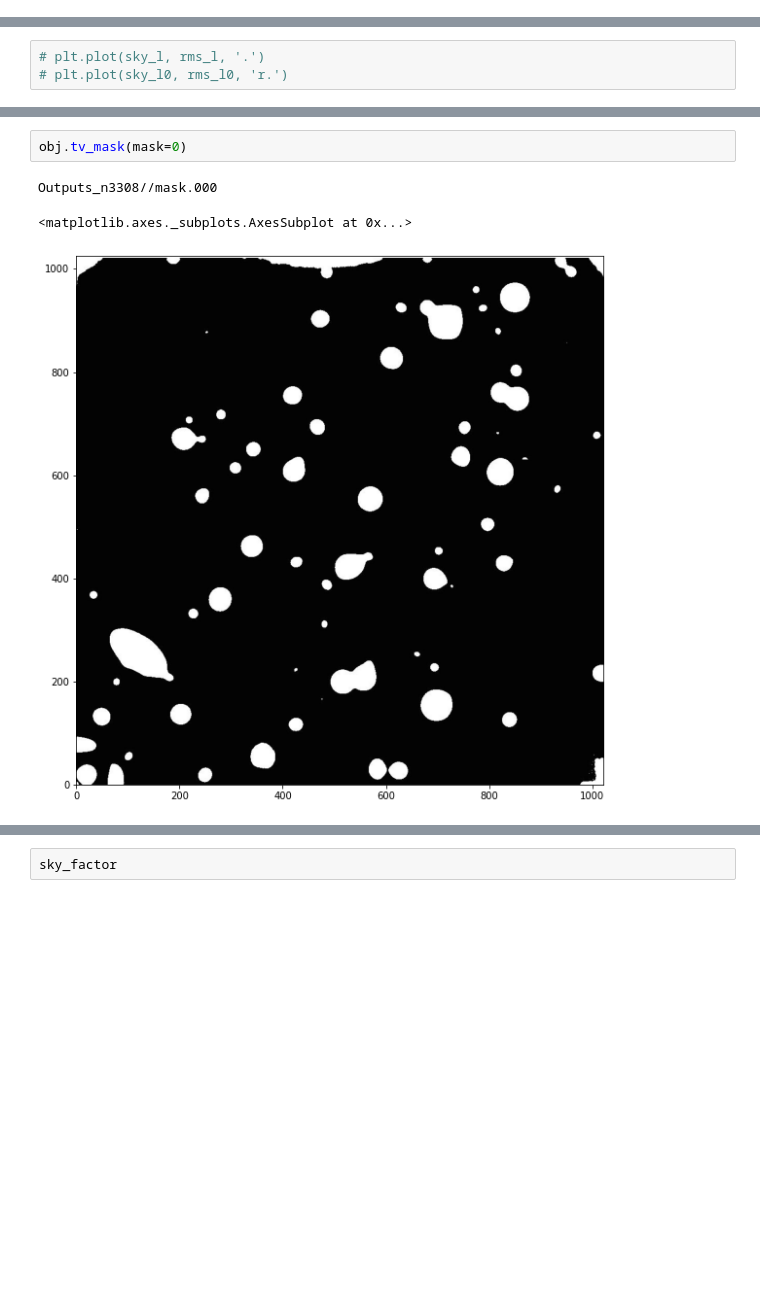
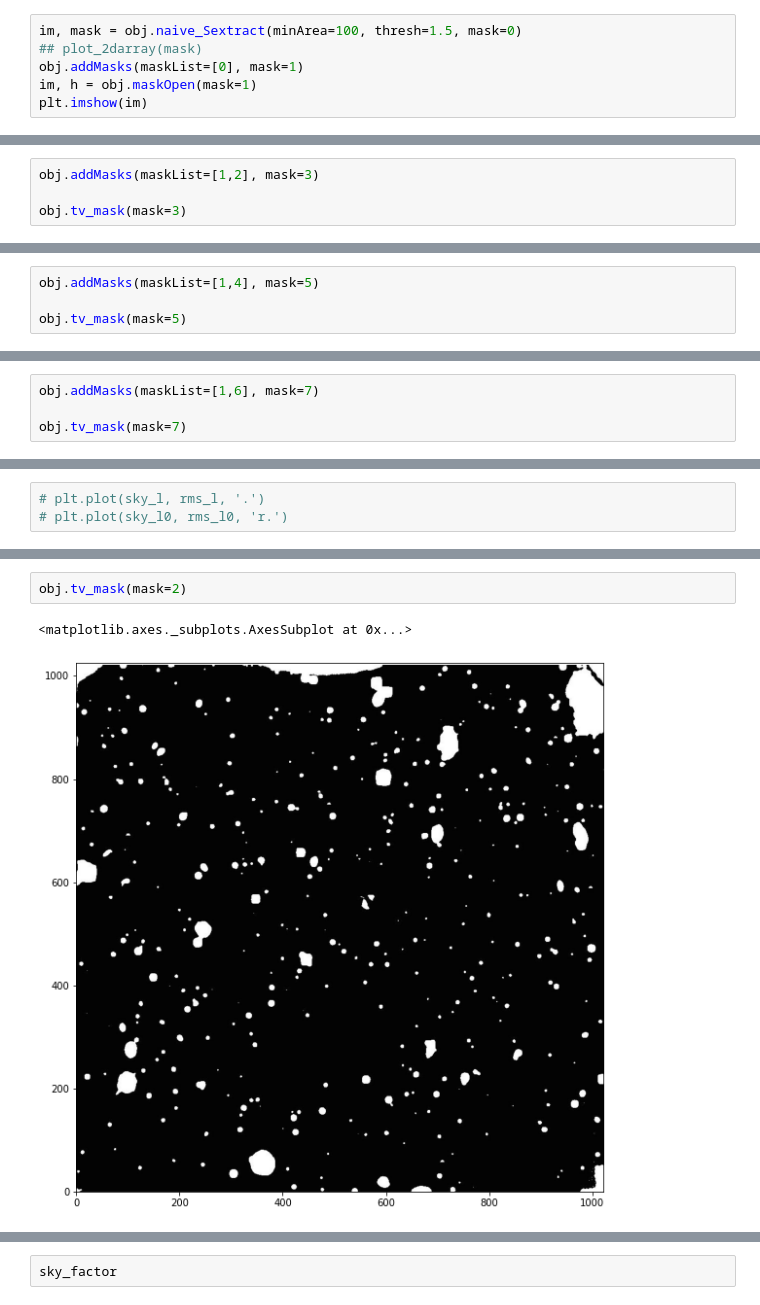
Before and after one commit to ekourkchi/old-SBF, a Jupyter notebook: Develop_singleObject.ipynb, the cells around one changed output, grey strips where cells are left out. Drawn from its saved outputs; the diff is of its cells as text; blank space fills up the shorter version.

```diff
--- a/Develop_singleObject.ipynb
+++ b/Develop_singleObject.ipynb
@@ -58,0 +70,6 @@ Back Stdev: 107.68
+# %%
+im, mask = obj.naive_Sextract(minArea=100, thresh=1.5, mask=0)
+## plot_2darray(mask)
+obj.addMasks(maskList=[0], mask=1)
+im, h = obj.maskOpen(mask=1)
+plt.imshow(im)
@@ -130,0 +144,4 @@ Outputs_n6688//mask.000
+# %%
+obj.addMasks(maskList=[1,2], mask=3)
+
+obj.tv_mask(mask=3)
@@ -130,0 +178,4 @@ Outputs_n6688//mask.000
+# %%
+obj.addMasks(maskList=[1,4], mask=5)
+
+obj.tv_mask(mask=5)
@@ -130,0 +212,4 @@ Outputs_n6688//mask.000
+# %%
+obj.addMasks(maskList=[1,6], mask=7)
+
+obj.tv_mask(mask=7)
@@ -304,9 +388,8 @@ obj.tv_resid(model=0)
 # %%
-obj.tv_mask(mask=0)
+obj.tv_mask(mask=2)
 # %% [output]
-Outputs_n3308//mask.000
+<matplotlib.axes._subplots.AxesSubplot at 0x...>
-<matplotlib.axes._subplots.AxesSubplot at 0x...>
-[figure, old version]
+[figure, new version]
 # %%
 r0 = 7
 r1 = int(4*np.sqrt(obj.a*obj.b))
```
Also changed, not shown: parts of 23 cells of this notebook, 1 other file.
